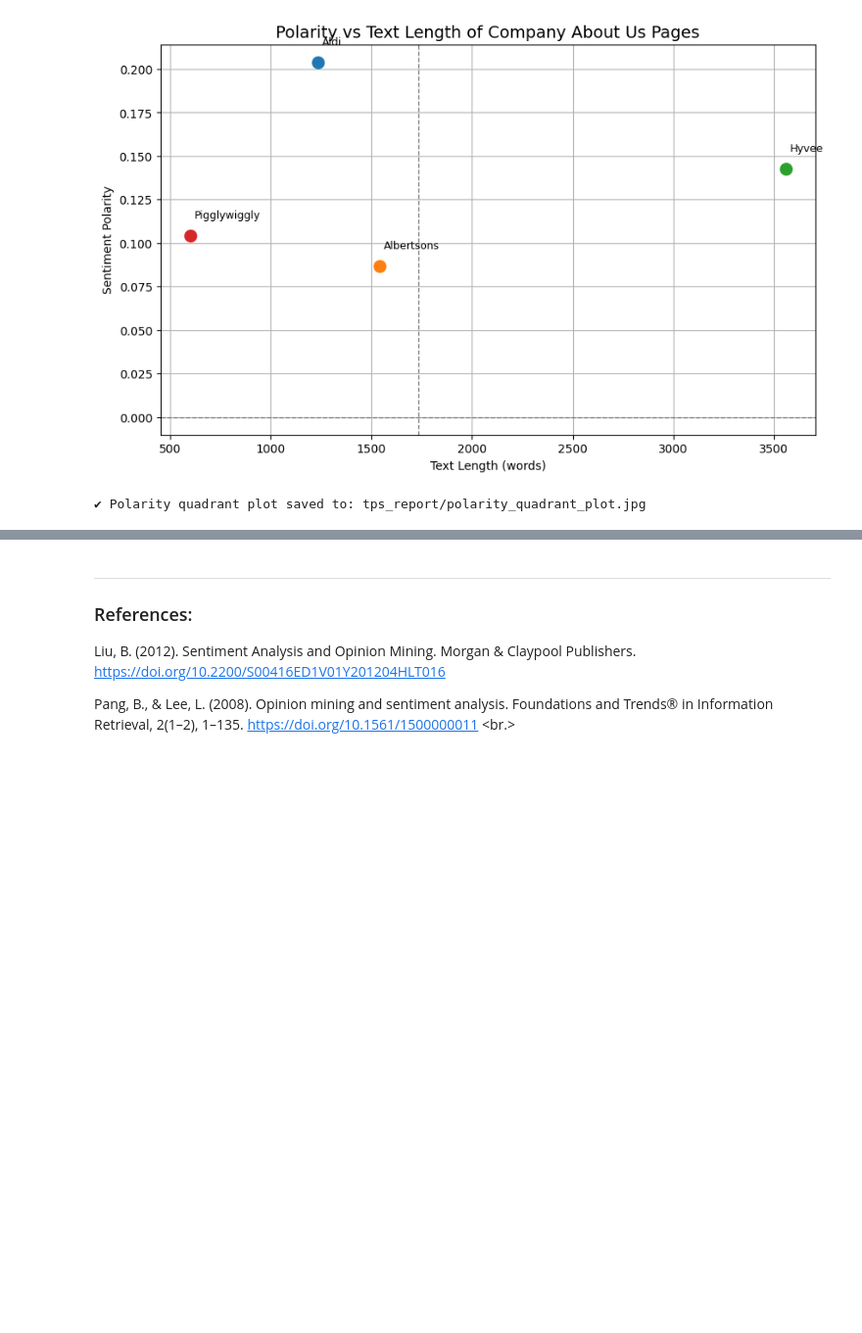
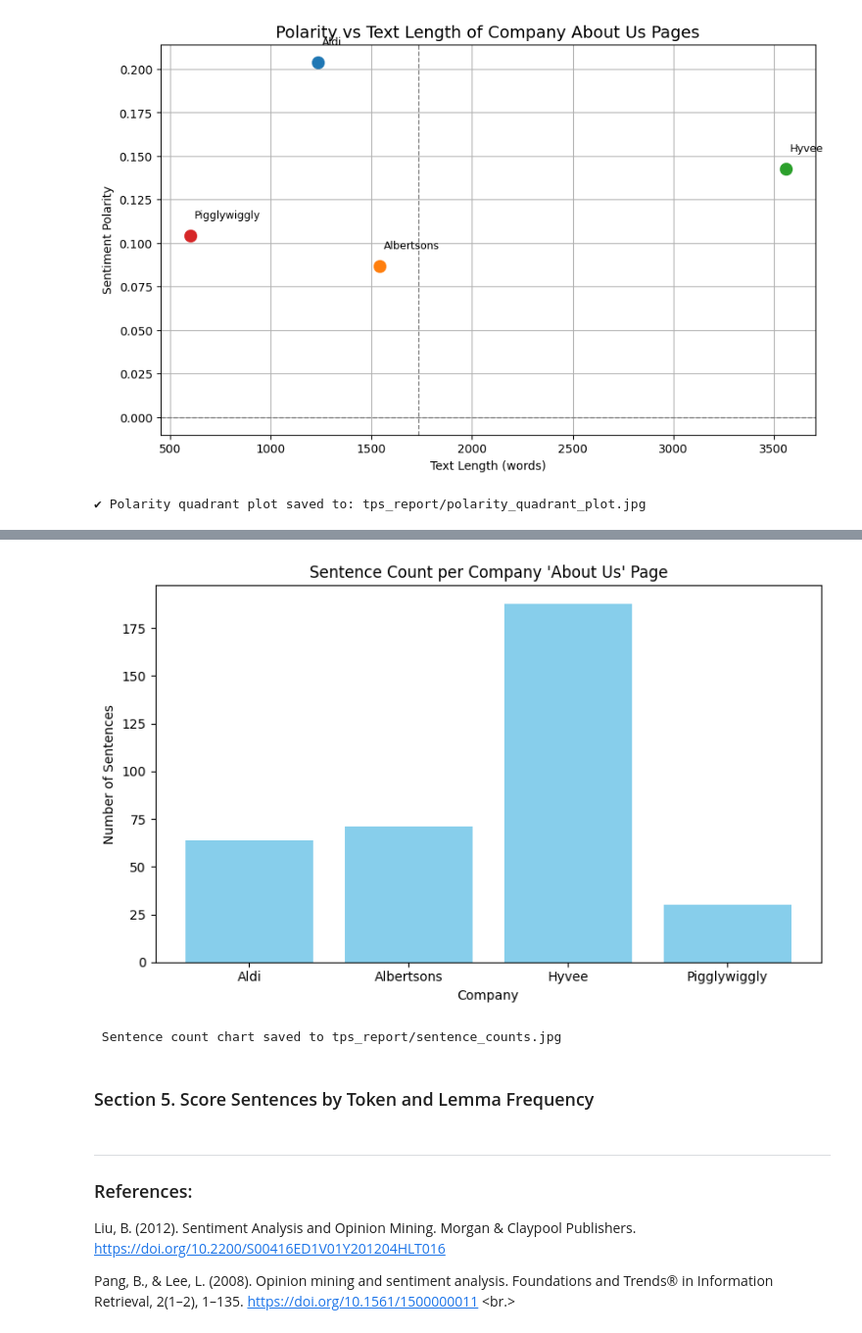
Before and after one commit to Data-Git-Hub/p7_web_compare, a Jupyter notebook: web_compare.ipynb, the cells around one changed output, grey strips where cells are left out. Shown at 98% size. Drawn from its saved outputs; the diff is of its cells as text; code cells hidden in the pictures; blank space fills up the shorter version.

```diff
--- a/web_compare.ipynb
+++ b/web_compare.ipynb
@@ -694,3 +697,45 @@ In sentiment analysis, longer texts tend to have a natural polarity dampening ef
+# %%
+os.makedirs("tps_report", exist_ok=True)
+
+# List of companies with valid data (excluding Trader Joe's)
+valid_companies = ["aldi", "albertsons", "hyvee", "pigglywiggly"]
+
+# Dictionary to store sentence counts
+sentence_counts = {}
+
+for company in valid_companies:
+    try:
+        # Load the parsed text
+        with open(f"parse/{company}.txt", "r", encoding="utf-8") as f:
+            text = f.read()
+
+        # Use spaCy to count sentences
+        doc = nlp(text)
+        sentence_counts[company.capitalize()] = len(list(doc.sents))
+
+    except Exception as e:
+        print(f"Error processing {company}: {e}")
+        sentence_counts[company.capitalize()] = 0
+
+# Plotting the sentence counts
+plt.figure(figsize=(8, 5))
+plt.bar(sentence_counts.keys(), sentence_counts.values(), color='skyblue')
+plt.xlabel("Company")
+plt.ylabel("Number of Sentences")
+plt.title("Sentence Count per Company 'About Us' Page")
+plt.tight_layout()
+
+# Save and show
+jpg_path = "tps_report/sentence_counts.jpg"
+plt.savefig(jpg_path, format="jpg")
+plt.show()
+
+print(f" Sentence count chart saved to {jpg_path}")
+# %% [output]
+[figure, added]
+ Sentence count chart saved to tps_report/sentence_counts.jpg
+# %% [markdown]
+### Section 5. Score Sentences by Token and Lemma Frequency
 # %% [markdown]
 ---
 
```
Also changed, not shown: parts of 2 cells of this notebook, 2 other files.
